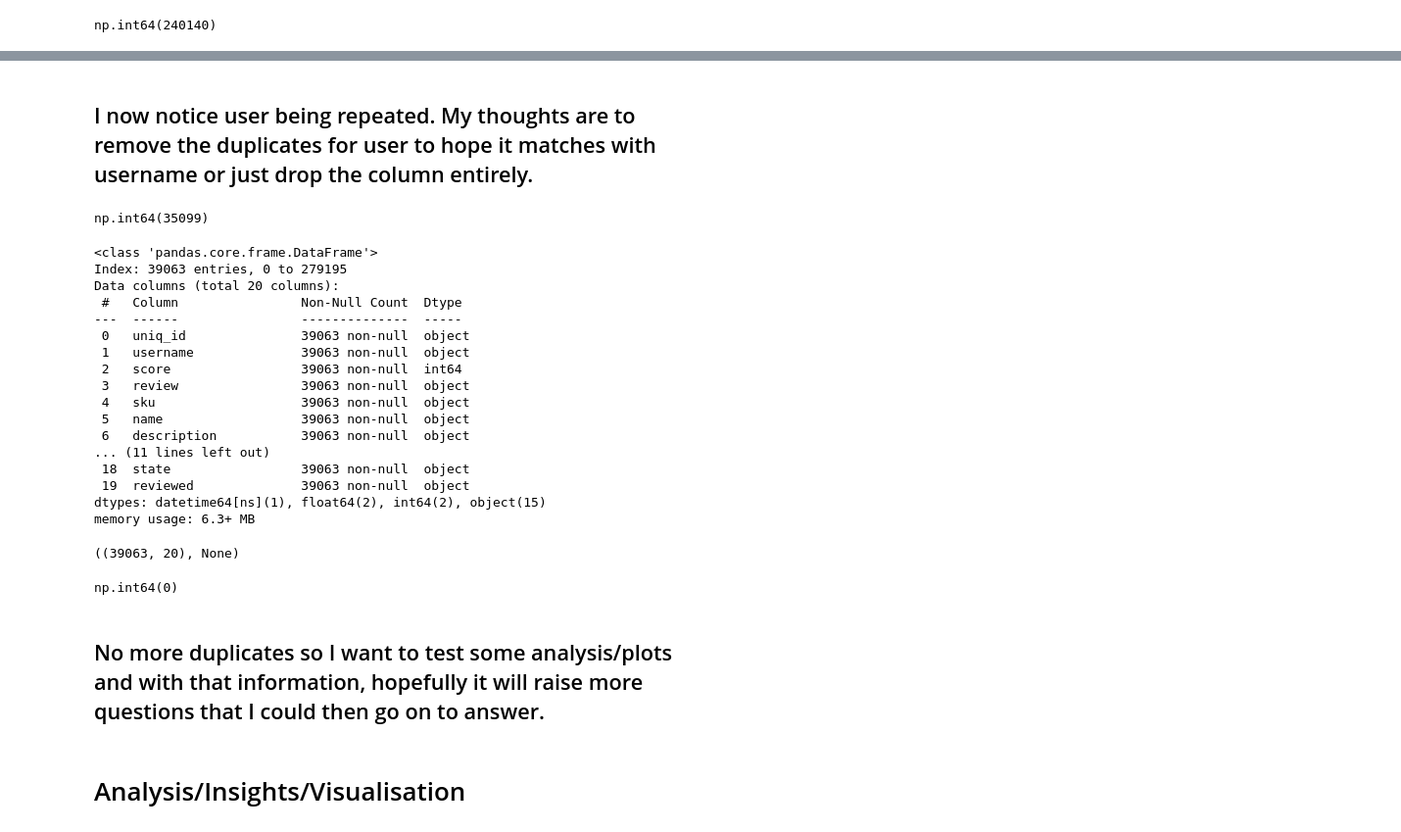
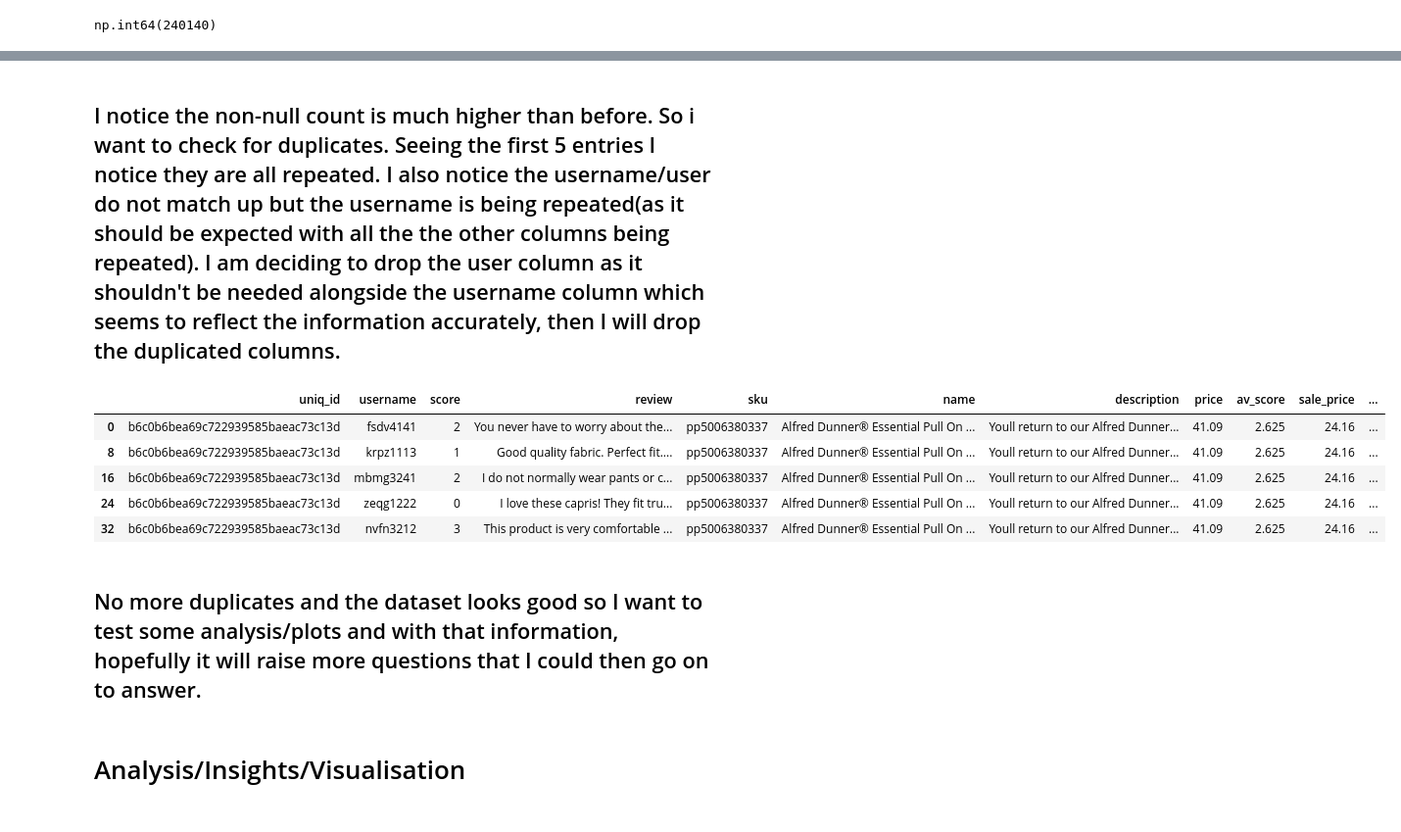
Before and after one commit to johnjtj92/BD2Project, a Jupyter notebook: 3034152_BD2.ipynb, the cells around one changed output, grey strips where cells are left out. Shown at 98% size. Saved outputs shown, nothing was run; the diff lists cells and outputs as text; code cells hidden in the pictures.

```diff
--- a/3034152_BD2.ipynb
+++ b/3034152_BD2.ipynb
@@ -862,40 +849,23 @@ final_merged[["username", "user"]].head(10)
-# %% [markdown]
-## I now notice user being repeated. My thoughts are to remove the duplicates for user to hope it matches with username or just drop the column entirely.
-# %%
-final_merged.duplicated(subset=["user"]).sum()
-# %% [output]
-np.int64(35099)
+# %% [markdown]
+## I notice the non-null count is much higher than before. So i want to check for duplicates. Seeing the first 5 entries I notice they are all repeated. I also notice the username/user do not match up but the username is being repeated(as it should be expected with all the the other columns being repeated). I am deciding to drop the user column as it shouldn't be needed alongside the username column which seems to reflect the information accurately, then I will drop the duplicated columns.
 # %%
-final_merged = final_merged.drop(columns=[
-    "user"
-])
-
-final_merged.shape, final_merged.info()
+final_merged = final_merged.drop(columns=["user"])   #removing the user column
-# %% [output]
-<class 'pandas.core.frame.DataFrame'>
-Index: 39063 entries, 0 to 279195
-Data columns (total 20 columns):
- #   Column                Non-Null Count  Dtype
----  ------                --------------  -----
- 0   uniq_id               39063 non-null  object
- 1   username              39063 non-null  object
- 2   score                 39063 non-null  int64
- 3   review                39063 non-null  object
- 4   sku                   39063 non-null  object
- 5   name                  39063 non-null  object
- 6   description           39063 non-null  object
-... (11 lines left out)
- 18  state                 39063 non-null  object
- 19  reviewed              39063 non-null  object
-dtypes: datetime64[ns](1), float64(2), int64(2), object(15)
-memory usage: 6.3+ MB
-((39063, 20), None)
-# %%
-final_merged.duplicated(subset=["uniq_id", "username", "review"]).sum()
-# %% [output]
-np.int64(0)
+# %%
+final_merged = final_merged.drop_duplicates(
+    subset=["uniq_id", "username", "score", "review", "sku", "name", "description", "price", "av_score", "sale_price"],
+    keep="first"
+)
+
+final_merged.head()
+# %% [output]
+|  | uniq_id | username | score | review | sku | name | description | price | av_score | sale_price | ... |
+| 0 | b6c0b6bea69c722939585baeac73c13d | fsdv4141 | 2 | You never have to worry about the... | pp5006380337 | Alfred Dunner® Essential Pull On ... | Youll return to our Alfred Dunner... | 41.09 | 2.625 | 24.16 | ... |
+| 8 | b6c0b6bea69c722939585baeac73c13d | krpz1113 | 1 | Good quality fabric. Perfect fit.... | pp5006380337 | Alfred Dunner® Essential Pull On ... | Youll return to our Alfred Dunner... | 41.09 | 2.625 | 24.16 | ... |
+| 16 | b6c0b6bea69c722939585baeac73c13d | mbmg3241 | 2 | I do not normally wear pants or c... | pp5006380337 | Alfred Dunner® Essential Pull On ... | Youll return to our Alfred Dunner... | 41.09 | 2.625 | 24.16 | ... |
+| 24 | b6c0b6bea69c722939585baeac73c13d | zeqg1222 | 0 | I love these capris! They fit tru... | pp5006380337 | Alfred Dunner® Essential Pull On ... | Youll return to our Alfred Dunner... | 41.09 | 2.625 | 24.16 | ... |
+| 32 | b6c0b6bea69c722939585baeac73c13d | nvfn3212 | 3 | This product is very comfortable ... | pp5006380337 | Alfred Dunner® Essential Pull On ... | Youll return to our Alfred Dunner... | 41.09 | 2.625 | 24.16 | ... |
 # %% [markdown]
-## No more duplicates so I want to test some analysis/plots and with that information, hopefully it will raise more questions that I could then go on to answer.
+## No more duplicates and the dataset looks good so I want to test some analysis/plots and with that information, hopefully it will raise more questions that I could then go on to answer.
 # %% [markdown]
 # Analysis/Insights/Visualisation
 # %%
```
Also changed, not shown: parts of 36 cells of this notebook.
